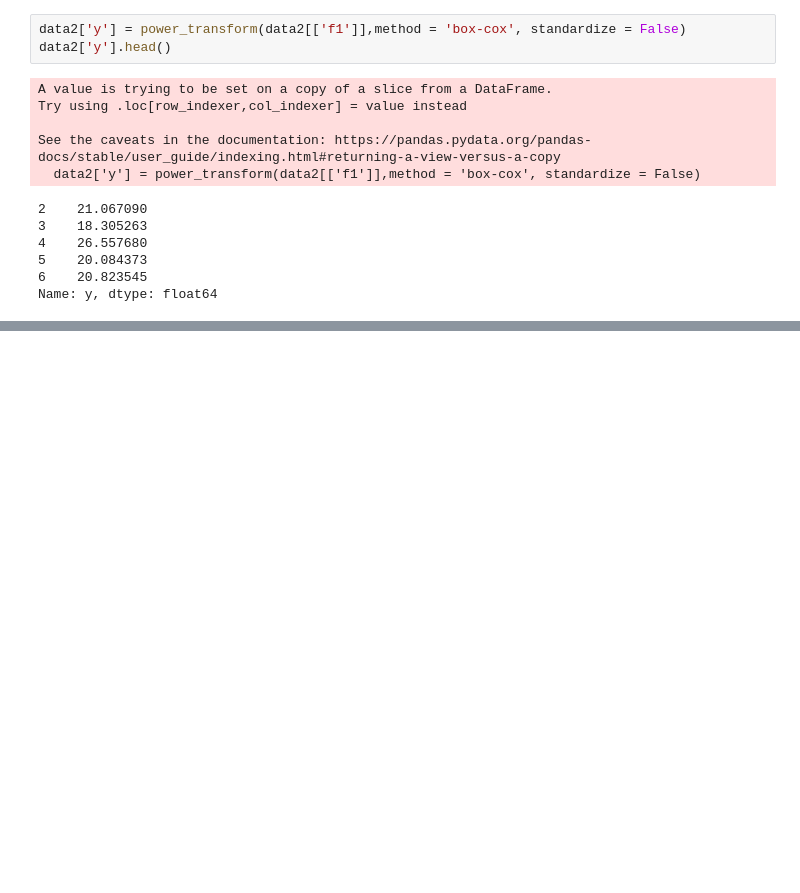
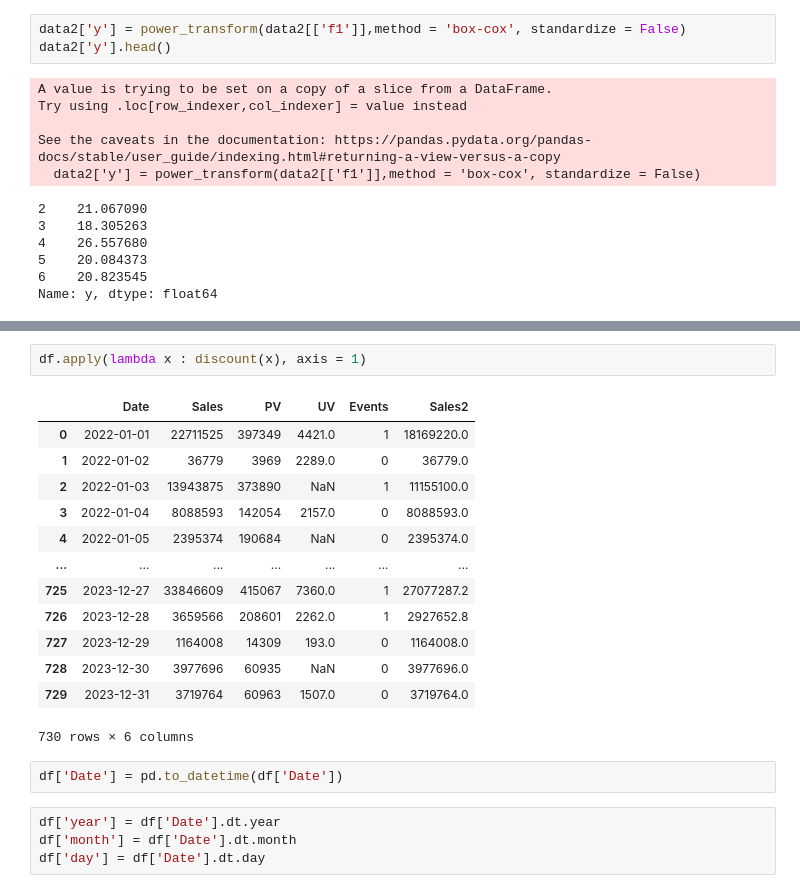
Before and after one commit to gr2edy/BDA_test, a Jupyter notebook: BDA_practice.ipynb, the cells around one changed output, grey strips where cells are left out. Saved outputs shown, nothing was run; the diff lists cells and outputs as text; blank space fills up the shorter version.

```diff
--- a/BDA_practice.ipynb
+++ b/BDA_practice.ipynb
@@ -683,0 +884,22 @@ csv제출
+# %%
+df.apply(lambda x : discount(x), axis = 1)
+# %% [output]
+|  | Date | Sales | PV | UV | Events | Sales2 |
+| 0 | 2022-01-01 | 22711525 | 397349 | 4421.0 | 1 | 18169220.0 |
+| 1 | 2022-01-02 | 36779 | 3969 | 2289.0 | 0 | 36779.0 |
+| 2 | 2022-01-03 | 13943875 | 373890 | NaN | 1 | 11155100.0 |
+| 3 | 2022-01-04 | 8088593 | 142054 | 2157.0 | 0 | 8088593.0 |
+| 4 | 2022-01-05 | 2395374 | 190684 | NaN | 0 | 2395374.0 |
+| ... | ... | ... | ... | ... | ... | ... |
+| 725 | 2023-12-27 | 33846609 | 415067 | 7360.0 | 1 | 27077287.2 |
+| 726 | 2023-12-28 | 3659566 | 208601 | 2262.0 | 1 | 2927652.8 |
+| 727 | 2023-12-29 | 1164008 | 14309 | 193.0 | 0 | 1164008.0 |
+| 728 | 2023-12-30 | 3977696 | 60935 | NaN | 0 | 3977696.0 |
+| 729 | 2023-12-31 | 3719764 | 60963 | 1507.0 | 0 | 3719764.0 |
+730 rows × 6 columns
+# %%
+df['Date'] = pd.to_datetime(df['Date'])
+# %%
+df['year'] = df['Date'].dt.year
+df['month'] = df['Date'].dt.month
+df['day'] = df['Date'].dt.day
```
Also changed, not shown: parts of 110 cells of this notebook, 1 other file.
